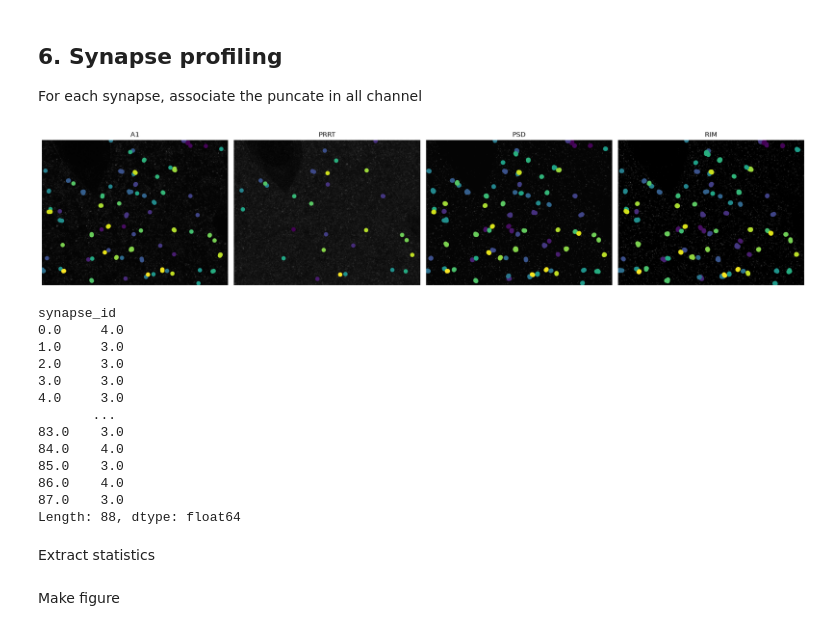
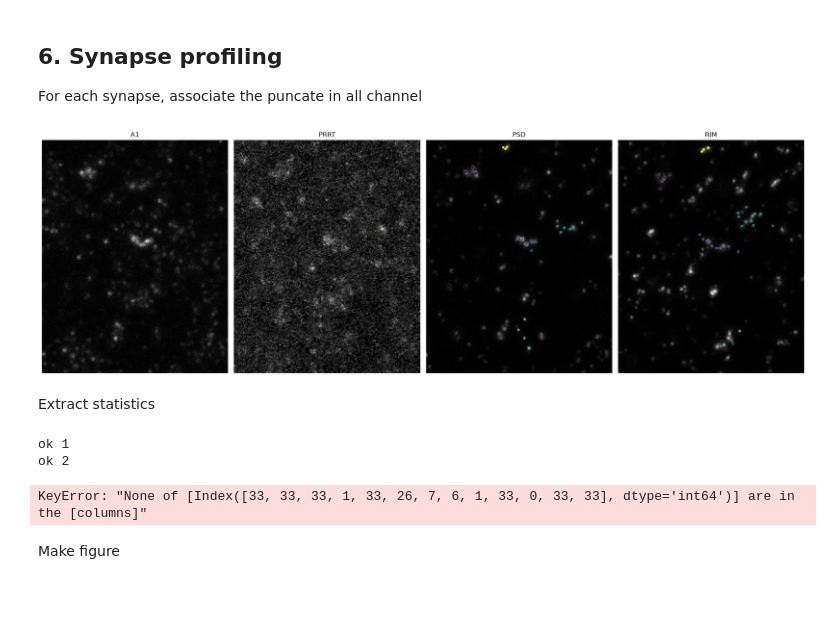
Before and after one commit to jboulanger/synex, a Jupyter notebook: notebooks/Analysis.ipynb, the cells around one changed output. Drawn from its saved outputs; the diff is of its cells as text; code cells hidden in the pictures; blank space fills up the shorter version.

```diff
--- a/notebooks/Analysis.ipynb
+++ b/notebooks/Analysis.ipynb
@@ -98,12 +73,12 @@ for n, pts in points.groupby("C"):
 ## 3. Clustering of RIM and PSD channels
 Cluster points to identify potential synapses.
 # %%
-from prrt_clustering import cluster_dbscan
 
-points, clusters = cluster_dbscan(points, eps=1.5, min_samples=3)
+points, clusters = pclst.cluster_dbscan(points, ["RIM","PSD"], eps=1.5, min_samples=3)
+# pvalues_cluster = compute_dbscan_clustering_pvalue(points,["RIM","PSD"], eps=1.5, min_samples=3)
 
 fig = plt.figure(figsize=(10, 10))
-fig, axes = plot_data(tmp.sel(C=["RIM", "PSD"]), split=True, fig=fig)
+fig, axes = pclst.plot_data(tmp.sel(C=["RIM", "PSD"]), split=True, fig=fig)
 for n, g in points[points["C"].isin(["RIM", "PSD"])].groupby("C"):
     axes[n].scatter(g["X"], g["Y"], c=g["cluster_id"], s=2,alpha=0.5)
 # %% [output]
@@ -112,12 +88,13 @@ NameError: name 'points' is not defined
 ## 4. Pre-post synaptic cluster association
 Identify synapses as pair of cluster
 # %%
-from prrt_clustering import pair_cluster
 
-points, synapses = pair_cluster(points, ["PSD", "RIM"], distance=1)
+points, synapses = pclst.pair_cluster(points, ["PSD", "RIM"], distance=1)
 
 fig = plt.figure(figsize=(10, 10))
-fig, axes = plot_data(tmp.sel(C=["PSD", "RIM"]), split=True, fig=fig)
+fig, axes = pclst.plot_data(tmp.sel(C=["RIM", "PSD"]), split=True, fig=fig)
 for n, g in points[points["synapse_id"] >= 0].groupby("C"):
     axes[n].scatter(g["X"], g["Y"], c=g["synapse_id"], s=5)
+
+print("number of paired clusters : ", len(synapses))
 # %% [output]
@@ -134,0 +103,10 @@ assert (
+# %%
+
+for n, g in points[points["synapse_id"] >= 0].groupby("synapse_id"):
+    g1 = g[g["C"]=="RIM"]
+    g2 = g[g["C"]=="PSD"]
+    c1 = g1[["X","Y"]].mean(axis=0)
+    c2 = g2[["X","Y"]].mean(axis=0)
+    plt.plot(g1["X"], g1["Y"], 'ro',ms=0.5)
+    plt.plot(g2["X"], g2["Y"], 'go',ms=0.5)
+    plt.plot([c1["X"],c2["X"]],[c1["Y"],c2["Y"]],'b-',alpha=0.7)
@@ -137,54 +117,33 @@ assert (
 
 Identify pair of A1-PRRT puncta
 # %%
-from prrt_clustering import pair_puncta
-
-points, pairs = pair_puncta(points, ["A1", "PRRT"], distance=0.5)
+points, pairs = pclst.pair_puncta(points, ["A1", "PRRT"], distance=10)
 # %% [markdown]
 ## 6. Synapse profiling
 
 For each synapse, associate the puncate in all channel
 # %%
-from prrt_clustering.clustering import associate_to_paired_cluster, compute_distances
 
-points = associate_to_paired_cluster(points, 1)
-points = compute_distances(points)
+
+points = pclst.associate_to_paired_cluster(points,["PRRT","A1"], 1)
+points = pclst.compute_distances(points)
 
 fig = plt.figure(figsize=(20, 20))
-fig, axes = plot_data(tmp, split=True, fig=fig)
+fig, axes = pclst.plot_data(tmp, split=True, fig=fig)
 for n, g in points.groupby("C"):
-    axes[n].scatter(g["X"], g["Y"], c=g["synapse_id"], s=50)
+    g=g[g["synapse_id"]>=0]
+    axes[n].scatter(g["X"], g["Y"], c=g["synapse_id"], s=10)
 # %% [output]
-[figure, old version]
+[figure, new version]
-# %%
-# check that the number of PSD and RIM puncta is more than the min_samples
-(
-    points.groupby(["synapse_id", "C"], dropna=False)[["cluster_id"]]
-    .count()
-    .pivot_table(index="synapse_id", columns="C", values="cluster_id")
-    .loc[:,["PSD","RIM"]].min(axis=1)
-)
-# %% [output]
-synapse_id
-0.0     4.0
-1.0     3.0
-2.0     3.0
-3.0     3.0
-4.0     3.0
-       ...
-83.0    3.0
-84.0    4.0
-85.0    3.0
-86.0    4.0
-87.0    3.0
-Length: 88, dtype: float64
 # %% [markdown]
 Extract statistics
 # %%
-from prrt_clustering import global_stats, synapse_stats
-
-gst = global_stats(points, 1, 2., 1)
-sst = synapse_stats(points)
+gst = pclst.global_stats(points, 1, 2., 1)
+sst = pclst.synapse_stats(points)
+# %% [output]
+ok 1
+ok 2
+KeyError: "None of [Index([33, 33, 33, 1, 33, 26, 7, 6, 1, 33, 0, 33, 33], dtype='int64')] are in the [columns]"
 # %% [markdown]
 Make figure
 # %%
```
Also changed, not shown: parts of 12 cells of this notebook, 14 other files.
